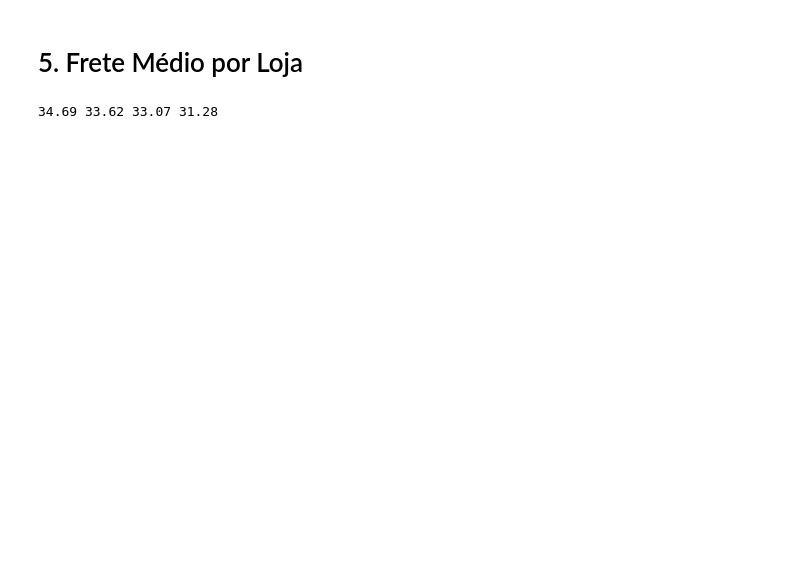
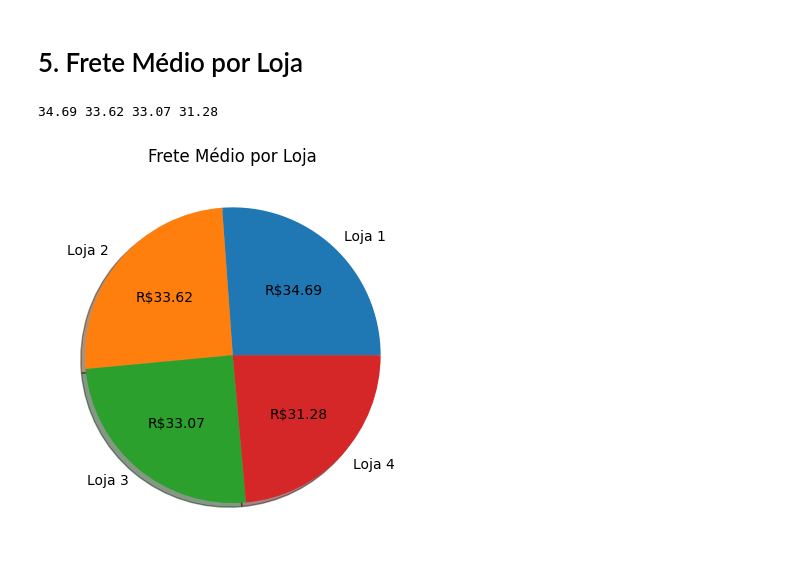
Before and after one commit to lfa-systems/Alura_Store_BR, a Jupyter notebook: AluraStoreBr.ipynb, the cells around one changed output. Saved outputs shown, nothing was run; the diff lists cells and outputs as text; code cells hidden in the pictures; blank space fills up the shorter version.

```diff
--- a/AluraStoreBr.ipynb
+++ b/AluraStoreBr.ipynb
@@ -208,3 +329,12 @@ media_frete_l4 = loja4["Frete"].mean()
 print(media_frete_l1.round(2).item(), media_frete_l2.round(2).item(), media_frete_l3.round(2).item(), media_frete_l4.round(2).item())
 # %% [output]
 34.69 33.62 33.07 31.28
+# %%
+valores = [media_frete_l1.round(2).item(), media_frete_l2.round(2).item(), media_frete_l3.round(2).item(), media_frete_l4.round(2).item()]
+plt.pie(
+    valores,
+    labels=lojas, autopct=lambda v:f"R${sum(valores)*v/100:.2f}", shadow=True)
+plt.title('Frete Médio por Loja')
+plt.show()
+# %% [output]
+[figure, added]
```
Also changed, not shown: parts of 7 cells of this notebook.
